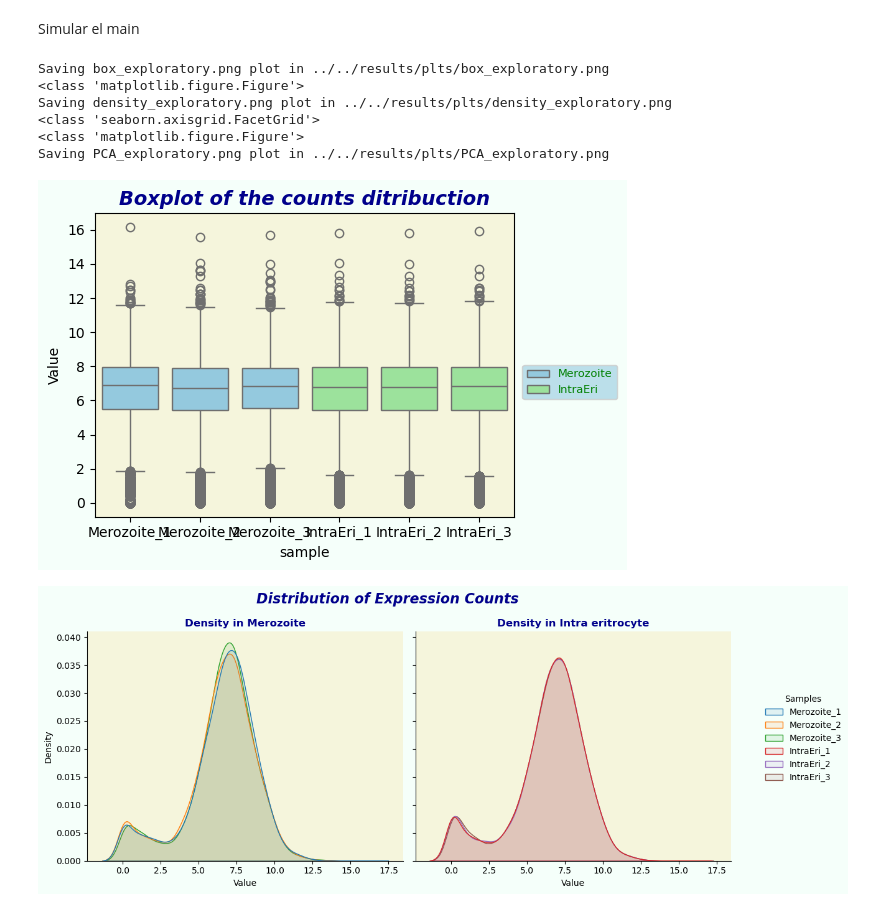
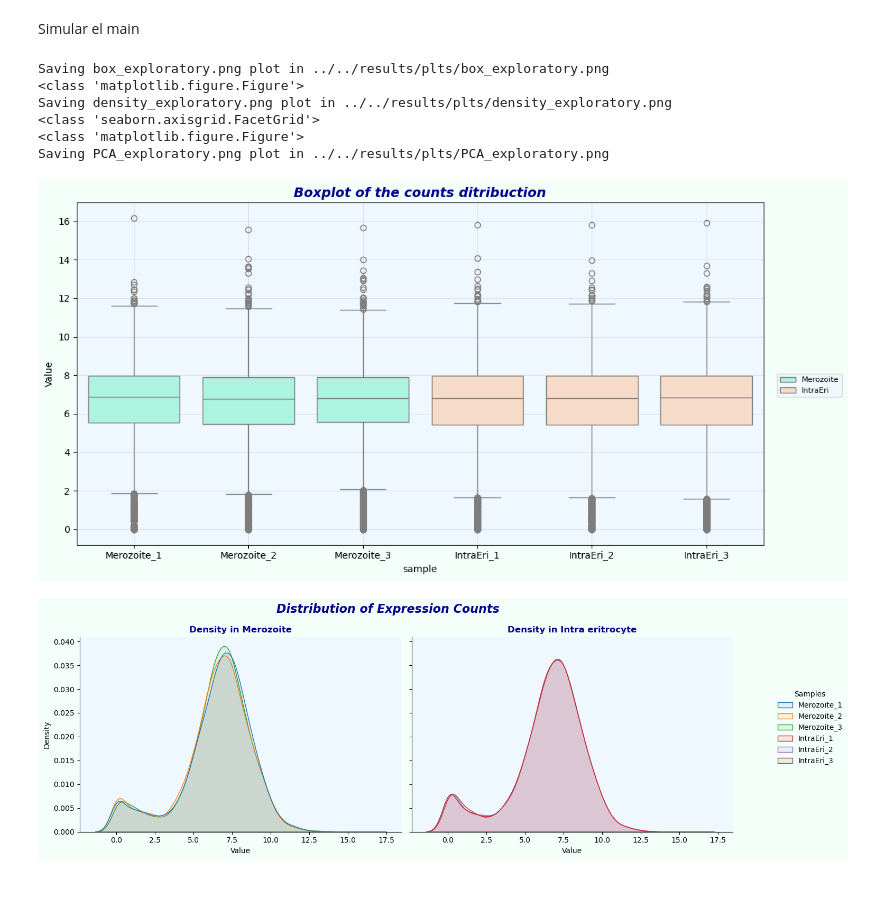
Before and after one commit to MaxHuesca/BioPyhton_2026, a Jupyter notebook: src/Scripts_prueba/matrix_exploration.ipynb, the cells around one changed output. Cells and saved outputs as stored; diff of their text form; code cells hidden in the pictures.

```diff
--- a/src/Scripts_prueba/matrix_exploration.ipynb
+++ b/src/Scripts_prueba/matrix_exploration.ipynb
@@ -368,21 +383,21 @@ def box_plot(data):
     """
     Function that makes the boxplot figure
     """
-    box_plt, ax = plt.subplots(figsize=(6, 4))
-    sns.boxplot(data= data,ax=ax, x="sample", y="Value", hue="Cond", palette={"Merozoite": "skyblue", "IntraEri":"lightgreen"})
+    box_plt, ax = plt.subplots(figsize=(12, 6))
+    sns.boxplot(data= data,ax=ax, x="sample", y="Value", hue="Cond", palette={"Merozoite": "#A0FFE6", "IntraEri":"#FFDAC1"})
 
     ax.set_title("Boxplot of the counts ditribuction", fontsize=14, fontweight="bold", fontstyle="italic", color="darkblue")
-    ax.set_facecolor("beige")
+    ax.set_facecolor("aliceblue")
     ax.figure.set_facecolor("mintcream")
-
+    ax.grid(True, alpha=0.3)
     ax.legend(
         bbox_to_anchor=(1.02, 0.5),
         loc='upper left',
         borderaxespad=0,
         fontsize = 8,
         title_fontsize=20,
-        labelcolor="g",
-        facecolor="lightblue"
+        labelcolor="black",
+        facecolor="aliceblue"
     )
     save_plt(box_plt,"box_exploratory.png")
 
@@ -395,13 +410,14 @@ def density_plot(data):
     Function that makes the density plot of the distribution of counts in both conditions
     """
 
-    den_plt=sns.displot( data=data, x="Value", hue="sample", col= "Cond", kind="kde", fill=True, alpha= 0.1)
+    den_plt=sns.displot( data=data, x="Value", hue="sample", col= "Cond", kind="kde", fill=True, alpha= 0.1,height=5,aspect=1.2)
+
     den_plt.fig.set_facecolor("mintcream")
 
     conditions=["Merozoite", "Intra eritrocyte"]
     # Personalizar cada subplot
     for ax,con in zip(den_plt.axes.flat, conditions):
-        ax.set_facecolor("beige")
+        ax.set_facecolor("aliceblue")
         ax.set_title(f"Density in {con}", fontsize=12, fontweight="bold", color="darkblue")
 
     # Título general
@@ -411,9 +427,15 @@ def density_plot(data):
     den_plt._legend.get_frame().set_facecolor("lightblue")
     den_plt._legend.get_frame().set_edgecolor("black")
     den_plt._legend.set_bbox_to_anchor((1.15, 0.5))
+    den_plt.fig.subplots_adjust(top=0.88)
+    den_plt.tight_layout()
+
 
     save_plt(den_plt,"density_exploratory.png")
     print(type(den_plt))
+
+
+#seashell
 # %% [markdown]
 ### PCA function
 # %%
@@ -446,8 +468,9 @@ def PCA_plot(matrix:pd.DataFrame):
                     )
 
     ax.set_title("PCA plot of the varition in count matrix data", fontsize=14, fontweight="bold", fontstyle="italic", color="darkblue")
-    ax.set_facecolor("beige")
+    ax.set_facecolor("aliceblue")
     ax.figure.set_facecolor("mintcream")
+    ax.grid(True, alpha=0.3)
 
     ax.legend(
         bbox_to_anchor=(1.02, 0.5),
@@ -455,8 +478,8 @@ def PCA_plot(matrix:pd.DataFrame):
         borderaxespad=0,
         fontsize = 8,
         title_fontsize=20,
-        labelcolor="g",
-        facecolor="lightblue"
+        labelcolor="black",
+        facecolor="aliceblue"
     )
     print(type(PCA_plt))
     save_plt(PCA_plt,"PCA_exploratory.png")
@@ -465,19 +488,19 @@ Simular el main
 # %%
 df_logmelt= counts_batched_df.melt(var_name="sample", value_name="Value")
 #add some column for identifing the to types of replicates in the rna-seq data
 df_logmelt["Cond"]= df_logmelt["sample"].str.replace("_.$","", regex=True)
 
 box_plot(df_logmelt)
 density_plot(df_logmelt)
 
 
-PCA_plot(df_log)
+PCA_plot(counts_batched_df)
 # %% [output]
 Saving box_exploratory.png plot in ../../results/plts/box_exploratory.png
 <class 'matplotlib.figure.Figure'>
 Saving density_exploratory.png plot in ../../results/plts/density_exploratory.png
 <class 'seaborn.axisgrid.FacetGrid'>
 <class 'matplotlib.figure.Figure'>
 Saving PCA_exploratory.png plot in ../../results/plts/PCA_exploratory.png
-[figure, old version]
+[figure, new version]
-[figure, old version]
+[figure, new version]
```
Also changed, not shown: parts of 3 cells of this notebook, 22 other files.
